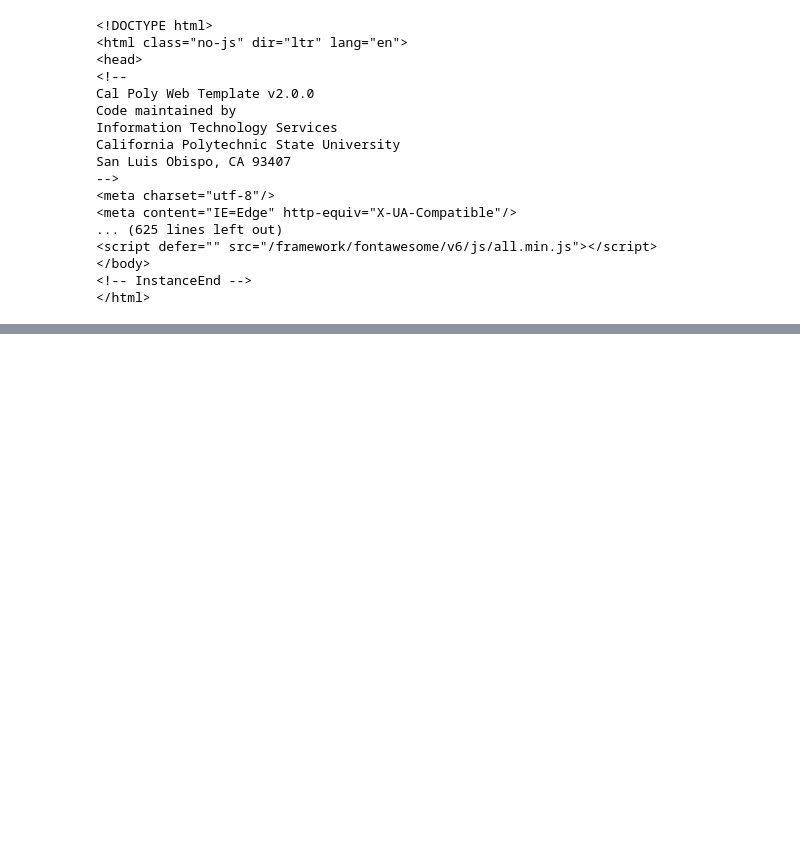
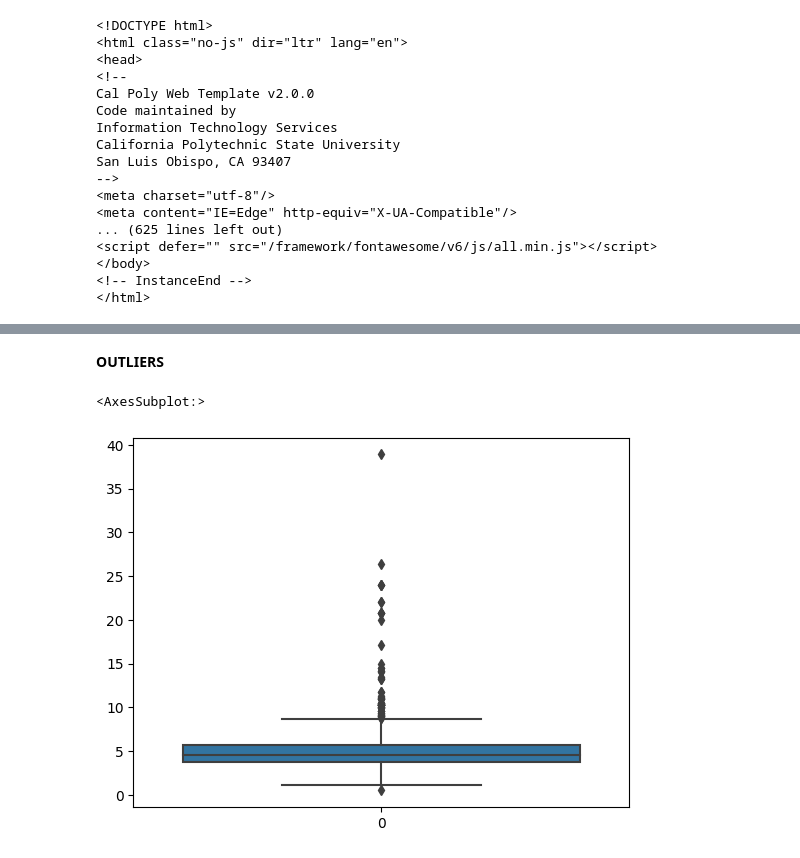
Before and after one commit to nalini25s/Data-Analytics, a Jupyter notebook: Python/Numpy and Pandas.ipynb, the cells around one changed output, grey strips where cells are left out. Saved outputs shown, nothing was run; the diff lists cells and outputs as text; code cells hidden in the pictures; blank space fills up the shorter version.

```diff
--- a/Python/Numpy and Pandas.ipynb
+++ b/Python/Numpy and Pandas.ipynb
@@ -168,0 +376,2 @@ San Luis Obispo, CA 93407
+# %%
+dsdata.rename(columns={"No_Pation":"Patient_ID"}, inplace = True)
@@ -168,0 +402,6 @@ San Luis Obispo, CA 93407
+# %%
+hbmean = dsdata["HbA1c"].mean()
+# %%
+dsdata["HbA1c"].fillna(hbmean, inplace= True)
+# %%
+finaldata = dsdata.dropna()
@@ -168,0 +426,8 @@ San Luis Obispo, CA 93407
+# %% [markdown]
+**OUTLIERS**
+# %%
+import seaborn as sns
+sns.boxplot(finaldata["Urea"])
+# %% [output]
+<AxesSubplot:>
+[figure, added]
```
Also changed, not shown: parts of 57 cells of this notebook.
